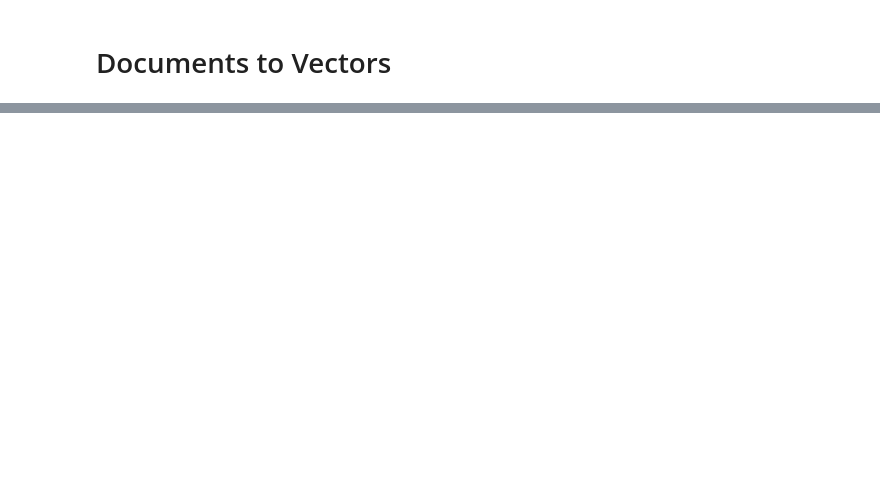
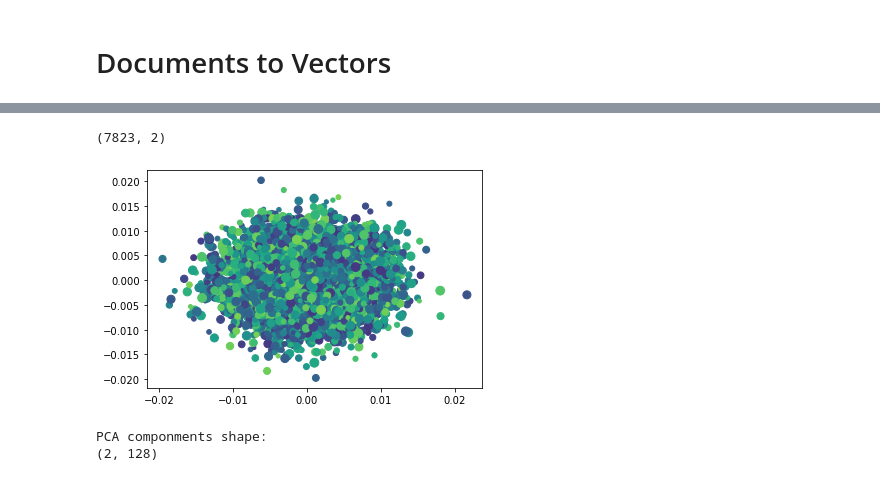
Before and after one commit to spec2/ThesisVisualizationTools, a Jupyter notebook: main.ipynb, the cells around one changed output, grey strips where cells are left out. Cells and saved outputs as stored; diff of their text form; code cells hidden in the pictures; blank space fills up the shorter version.

```diff
--- a/main.ipynb
+++ b/main.ipynb
@@ -109,3 +110,7 @@ model = Doc2Vec(documents, vector_size=5, window=2, min_count=1, workers=-1)
+# %%
+from gensim.test.utils import get_tmpfile
+model.save("anthology2020.model")
+model = Doc2Vec.load("anthology2020.model")
 # %%
 model.dv[0]
 # %% [output]
@@ -113 +133,9 @@ array([ 0.54577327,  0.62607336,  0.33639103, -0.6962394 ,  0.28107893],
       dtype=float32)
+# %%
+
+data = [[(i)] + list(model.dv[i]) for i in range(len(documents))]
+column_names = ["type"]+["x_"+str(dim) for dim in range(model.vector_size)]
+out = pd.DataFrame(data, columns=column_names)
+out = out.sort_values(["type"])
+out.to_csv("anthology2020.csv", index=None)
+out
@@ -113,0 +156,22 @@ array([ 0.54577327,  0.62607336,  0.33639103, -0.6962394 ,  0.28107893],
+# %%
+X = out.iloc[:, 1:]
+pca = PCA(n_components=2)
+pca.fit(X)
+x_pcx = pca.transform(X)
+x_pcx.shape
+# %% [output]
+(7823, 2)
+# %%
+fig, ax = plt.subplots()
+sizes = np.random.uniform(15, 80, len(x_pcx[:, 0]))
+colors = np.random.uniform(15, 80, len(x_pcx[:, 0]))
+ax.scatter(x_pcx[:, 0], x_pcx[:, 1], s=sizes, c=colors, vmin=0, vmax=100)
+plt.show()
+# %% [output]
+[figure, added]
+# %%
+# 主成分
+print(f"PCA componments shape:\n{pca.components_.shape}")
+# %% [output]
+PCA componments shape:
+(2, 128)
```
Also changed, not shown: parts of 10 cells of this notebook.
